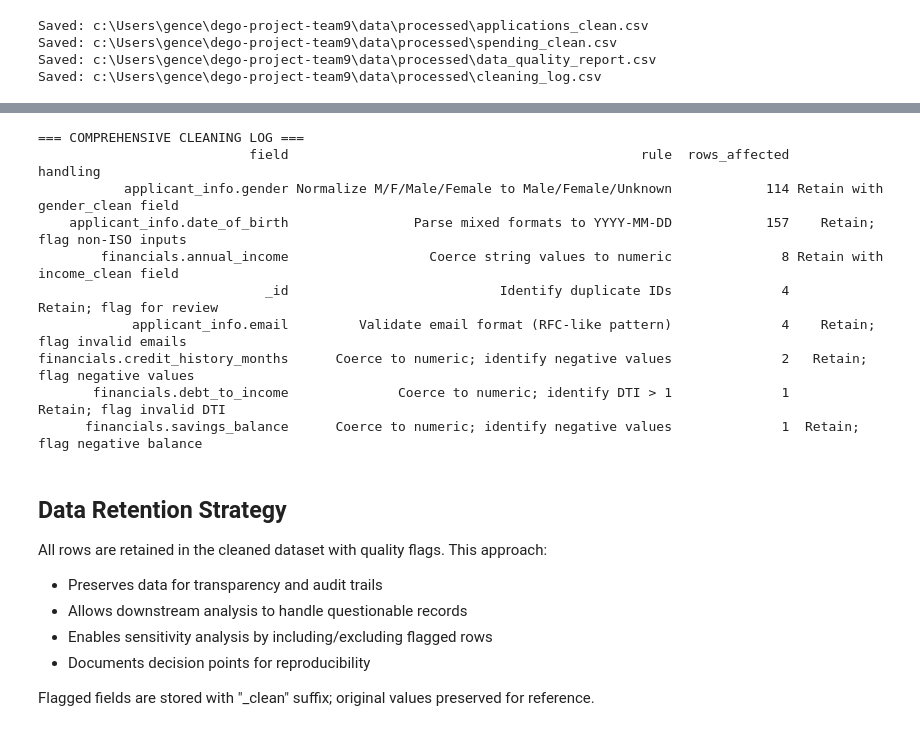
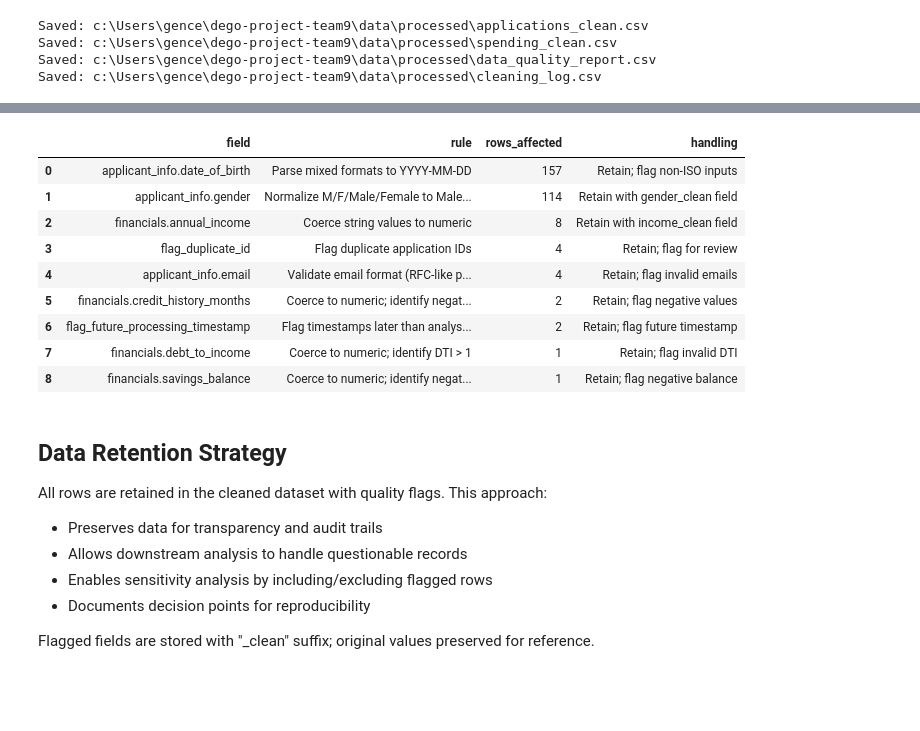
Before and after one commit to selin71414/dego-project-team9, a Jupyter notebook: notebooks/01-data-quality.ipynb, the cells around one changed output, grey strips where cells are left out. Cells and saved outputs as stored; diff of their text form; code cells hidden in the pictures; blank space fills up the shorter version.

```diff
--- a/notebooks/01-data-quality.ipynb
+++ b/notebooks/01-data-quality.ipynb
@@ -175,7 +182,10 @@ apps_clean["flag_non_iso_dob_input"] = dob_inconsistent
 apps_clean["flag_negative_credit_history"] = apps_clean["financials.credit_history_months_clean"] < 0
 apps_clean["flag_dti_gt_1"] = apps_clean["financials.debt_to_income_clean"] > 1
 apps_clean["flag_negative_savings"] = apps_clean["financials.savings_balance_clean"] < 0
+processing_ts_clean = pd.to_datetime(apps_clean["processing_timestamp"], errors="coerce", utc=True)
+processing_ts_non_empty = apps_clean["processing_timestamp"].astype("string").str.strip().ne("") & apps_clean["processing_timestamp"].notna()
+apps_clean["flag_future_processing_timestamp"] = processing_ts_non_empty & (processing_ts_clean > pd.Timestamp("2026-03-02", tz="UTC"))
 
-print("Row number:", len(apps_clean))
+print("Number of rows:", len(apps_clean))
 apps_clean.head(3)
 # %% [output]
@@ -277,51 +317,46 @@ Flag summary:
 # %%
 # expanded cleaning log with all transformations
 cleaning_log_extended = pd.DataFrame([
     {"field": "applicant_info.gender", "rule": "Normalize M/F/Male/Female to Male/Female/Unknown",
      "rows_affected": int(gender_short_or_blank.sum()), "handling": "Retain with gender_clean field"},
     {"field": "applicant_info.date_of_birth", "rule": "Parse mixed formats to YYYY-MM-DD",
      "rows_affected": int(dob_inconsistent.sum()), "handling": "Retain; flag non-ISO inputs"},
     {"field": "financials.annual_income", "rule": "Coerce string values to numeric",
      "rows_affected": int(income_is_str.sum()), "handling": "Retain with income_clean field"},
-    {"field": "_id", "rule": "Identify duplicate IDs",
+    {"field": "flag_duplicate_id", "rule": "Flag duplicate application IDs",
      "rows_affected": int(apps_clean["flag_duplicate_id"].sum()), "handling": "Retain; flag for review"},
     {"field": "applicant_info.email", "rule": "Validate email format (RFC-like pattern)",
      "rows_affected": int(invalid_email.sum()), "handling": "Retain; flag invalid emails"},
     {"field": "financials.credit_history_months", "rule": "Coerce to numeric; identify negative values",
      "rows_affected": int((apps_clean["financials.credit_history_months_clean"] < 0).sum()), "handling": "Retain; flag negative values"},
     {"field": "financials.debt_to_income", "rule": "Coerce to numeric; identify DTI > 1",
      "rows_affected": int((apps_clean["financials.debt_to_income_clean"] > 1).sum()), "handling": "Retain; flag invalid DTI"},
     {"field": "financials.savings_balance", "rule": "Coerce to numeric; identify negative values",
      "rows_affected": int((apps_clean["financials.savings_balance_clean"] < 0).sum()), "handling": "Retain; flag negative balance"},
+    {"field": "flag_future_processing_timestamp", "rule": "Flag timestamps later than analysis date",
+     "rows_affected": int(apps_clean["flag_future_processing_timestamp"].sum()), "handling": "Retain; flag future timestamp"},
 ])
 
 from IPython.display import display
 
-# Better notebook rendering than print(...to_string), which wraps badly.
-display(
+# No optional dependencies (e.g., jinja2) required.
+cleaning_log_view = (
     cleaning_log_extended
     .sort_values("rows_affected", ascending=False)
-    .style
-    .hide(axis="index")
-    .format({"rows_affected": "{:,.0f}"})
-    .set_properties(subset=["field", "rule", "handling"], **{"text-align": "left", "white-space": "normal"})
-    .set_properties(subset=["rows_affected"], **{"text-align": "right"})
-    .set_table_styles([
-        {"selector": "th", "props": "text-align: left; background-color: #f3f4f6;"},
-        {"selector": "td", "props": "padding: 6px 8px;"}
-    ])
+    .reset_index(drop=True)
 )
+display(cleaning_log_view)
 # %% [output]
-=== COMPREHENSIVE CLEANING LOG ===
-                           field                                             rule  rows_affected                       handling
-           applicant_info.gender Normalize M/F/Male/Female to Male/Female/Unknown            114 Retain with gender_clean field
-    applicant_info.date_of_birth                Parse mixed formats to YYYY-MM-DD            157    Retain; flag non-ISO inputs
-        financials.annual_income                  Coerce string values to numeric              8 Retain with income_clean field
-                             _id                           Identify duplicate IDs              4        Retain; flag for review
-            applicant_info.email         Validate email format (RFC-like pattern)              4    Retain; flag invalid emails
-financials.credit_history_months      Coerce to numeric; identify negative values              2   Retain; flag negative values
-       financials.debt_to_income              Coerce to numeric; identify DTI > 1              1       Retain; flag invalid DTI
-      financials.savings_balance      Coerce to numeric; identify negative values              1  Retain; flag negative balance
+|  | field | rule | rows_affected | handling |
+| 0 | applicant_info.date_of_birth | Parse mixed formats to YYYY-MM-DD | 157 | Retain; flag non-ISO inputs |
+| 1 | applicant_info.gender | Normalize M/F/Male/Female to Male... | 114 | Retain with gender_clean field |
+| 2 | financials.annual_income | Coerce string values to numeric | 8 | Retain with income_clean field |
+| 3 | flag_duplicate_id | Flag duplicate application IDs | 4 | Retain; flag for review |
+| 4 | applicant_info.email | Validate email format (RFC-like p... | 4 | Retain; flag invalid emails |
+| 5 | financials.credit_history_months | Coerce to numeric; identify negat... | 2 | Retain; flag negative values |
+| 6 | flag_future_processing_timestamp | Flag timestamps later than analys... | 2 | Retain; flag future timestamp |
+| 7 | financials.debt_to_income | Coerce to numeric; identify DTI > 1 | 1 | Retain; flag invalid DTI |
+| 8 | financials.savings_balance | Coerce to numeric; identify negat... | 1 | Retain; flag negative balance |
 # %% [markdown]
 ## Data Retention Strategy
 
```
Also changed, not shown: parts of 5 cells of this notebook, 3 other files.
